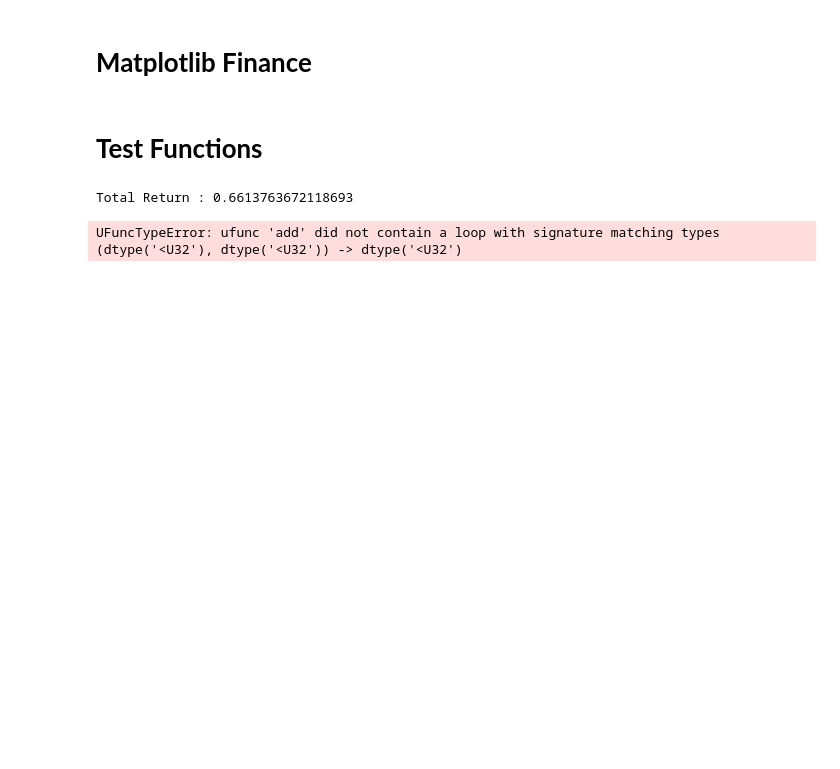
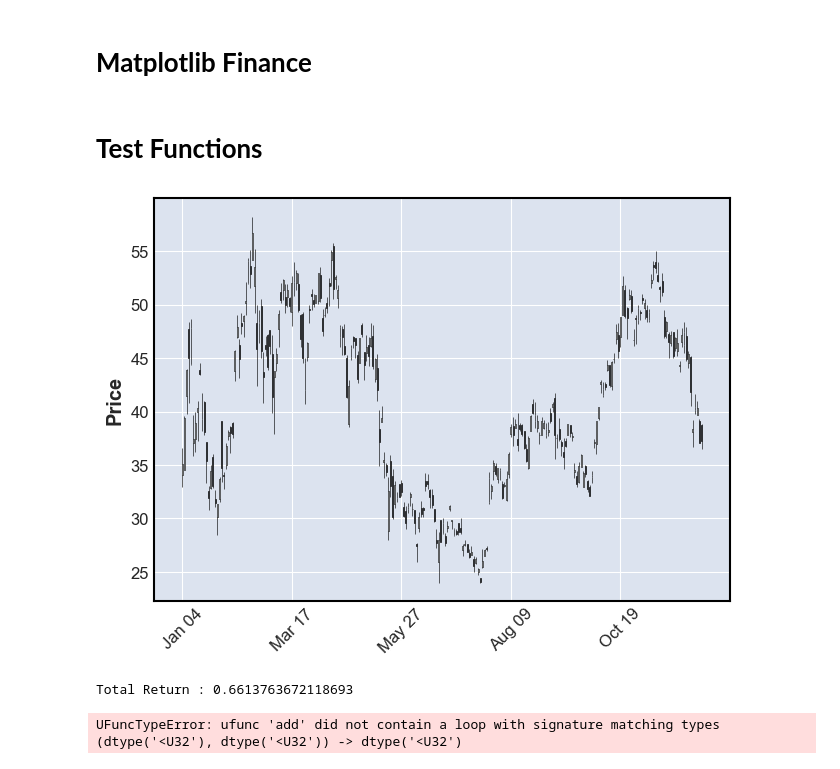
Before and after one commit to IndianaJim/pycode, a Jupyter notebook: banas-tut01/dbanas_tut01.ipynb, the cells around one changed output. Saved outputs shown, nothing was run; the diff lists cells and outputs as text; code cells hidden in the pictures; blank space fills up the shorter version.

```diff
--- a/banas-tut01/dbanas_tut01.ipynb
+++ b/banas-tut01/dbanas_tut01.ipynb
@@ -202,3 +200,11 @@ GBTC = get_df_from_csv("GBTC")
+# %%
+GBTC = get_df_from_csv("GBTC")
+#print (GBTC)
+# Set data.index as DatetimeIndex
+GBTC.index = pd.DatetimeIndex(GBTC['Date'])
+mpf.plot(GBTC,type='candle')
+# %% [output]
+[figure, added]
 # %%
 GBTC = get_df_from_csv("GBTC")
 
```
Also changed, not shown: parts of 2 cells of this notebook.
